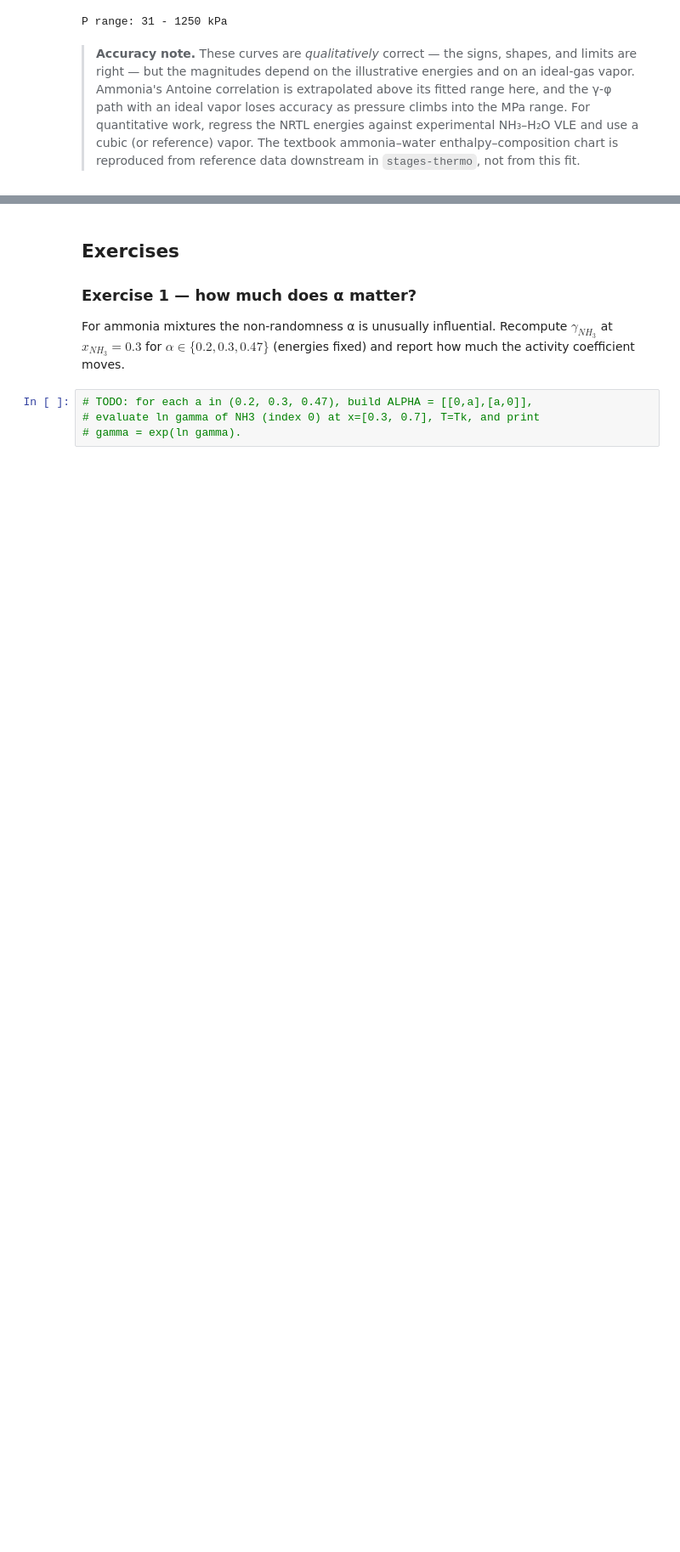
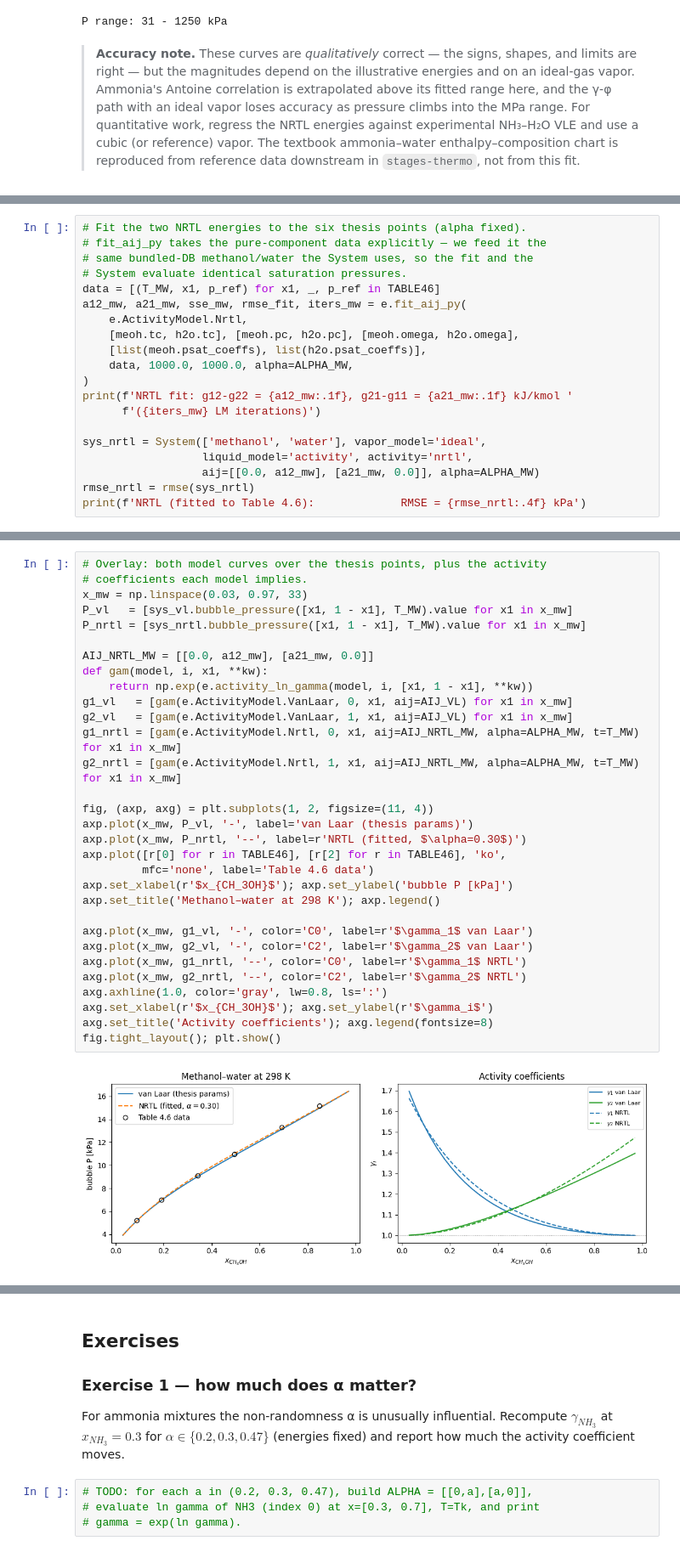
Before and after one commit to miguelju/vle, a Jupyter notebook: notebooks/13_nrtl_ammonia.ipynb, the cells around one changed output, grey strips where cells are left out. Shown at 85% size. Cells and saved outputs as stored; diff of their text form; blank space fills up the shorter version.

```diff
--- a/notebooks/13_nrtl_ammonia.ipynb
+++ b/notebooks/13_nrtl_ammonia.ipynb
@@ -138,0 +180,20 @@ P range: 31 - 1250 kPa
+# %%
+# Fit the two NRTL energies to the six thesis points (alpha fixed).
+# fit_aij_py takes the pure-component data explicitly — we feed it the
+# same bundled-DB methanol/water the System uses, so the fit and the
+# System evaluate identical saturation pressures.
+data = [(T_MW, x1, p_ref) for x1, _, p_ref in TABLE46]
+a12_mw, a21_mw, sse_mw, rmse_fit, iters_mw = e.fit_aij_py(
+    e.ActivityModel.Nrtl,
+    [meoh.tc, h2o.tc], [meoh.pc, h2o.pc], [meoh.omega, h2o.omega],
+    [list(meoh.psat_coeffs), list(h2o.psat_coeffs)],
+    data, 1000.0, 1000.0, alpha=ALPHA_MW,
+)
+print(f'NRTL fit: g12-g22 = {a12_mw:.1f}, g21-g11 = {a21_mw:.1f} kJ/kmol '
+      f'({iters_mw} LM iterations)')
+
+sys_nrtl = System(['methanol', 'water'], vapor_model='ideal',
+                  liquid_model='activity', activity='nrtl',
+                  aij=[[0.0, a12_mw], [a21_mw, 0.0]], alpha=ALPHA_MW)
+rmse_nrtl = rmse(sys_nrtl)
+print(f'NRTL (fitted to Table 4.6):             RMSE = {rmse_nrtl:.4f} kPa')
@@ -138,0 +203,33 @@ P range: 31 - 1250 kPa
+# %%
+# Overlay: both model curves over the thesis points, plus the activity
+# coefficients each model implies.
+x_mw = np.linspace(0.03, 0.97, 33)
+P_vl   = [sys_vl.bubble_pressure([x1, 1 - x1], T_MW).value for x1 in x_mw]
+P_nrtl = [sys_nrtl.bubble_pressure([x1, 1 - x1], T_MW).value for x1 in x_mw]
+
+AIJ_NRTL_MW = [[0.0, a12_mw], [a21_mw, 0.0]]
+def gam(model, i, x1, **kw):
+    return np.exp(e.activity_ln_gamma(model, i, [x1, 1 - x1], **kw))
+g1_vl   = [gam(e.ActivityModel.VanLaar, 0, x1, aij=AIJ_VL) for x1 in x_mw]
+g2_vl   = [gam(e.ActivityModel.VanLaar, 1, x1, aij=AIJ_VL) for x1 in x_mw]
+g1_nrtl = [gam(e.ActivityModel.Nrtl, 0, x1, aij=AIJ_NRTL_MW, alpha=ALPHA_MW, t=T_MW) for x1 in x_mw]
+g2_nrtl = [gam(e.ActivityModel.Nrtl, 1, x1, aij=AIJ_NRTL_MW, alpha=ALPHA_MW, t=T_MW) for x1 in x_mw]
+
+fig, (axp, axg) = plt.subplots(1, 2, figsize=(11, 4))
+axp.plot(x_mw, P_vl, '-', label='van Laar (thesis params)')
+axp.plot(x_mw, P_nrtl, '--', label=r'NRTL (fitted, $\alpha=0.30$)')
+axp.plot([r[0] for r in TABLE46], [r[2] for r in TABLE46], 'ko',
+         mfc='none', label='Table 4.6 data')
+axp.set_xlabel(r'$x_{CH_3OH}$'); axp.set_ylabel('bubble P [kPa]')
+axp.set_title('Methanol–water at 298 K'); axp.legend()
+
+axg.plot(x_mw, g1_vl, '-', color='C0', label=r'$\gamma_1$ van Laar')
+axg.plot(x_mw, g2_vl, '-', color='C2', label=r'$\gamma_2$ van Laar')
+axg.plot(x_mw, g1_nrtl, '--', color='C0', label=r'$\gamma_1$ NRTL')
+axg.plot(x_mw, g2_nrtl, '--', color='C2', label=r'$\gamma_2$ NRTL')
+axg.axhline(1.0, color='gray', lw=0.8, ls=':')
+axg.set_xlabel(r'$x_{CH_3OH}$'); axg.set_ylabel(r'$\gamma_i$')
+axg.set_title('Activity coefficients'); axg.legend(fontsize=8)
+fig.tight_layout(); plt.show()
+# %% [output]
+[figure, added]
```
Also changed, not shown: parts of 9 cells of this notebook, 4 other files.
